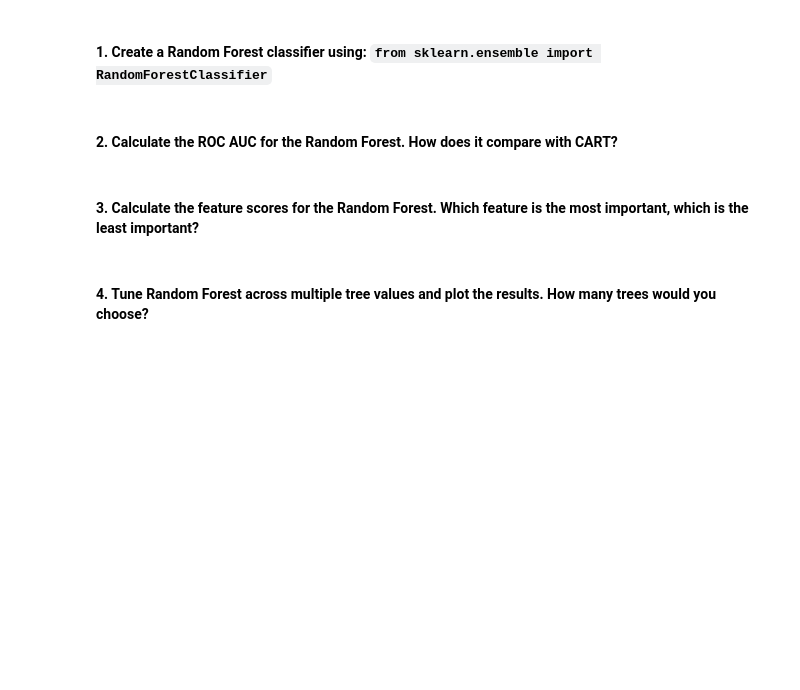
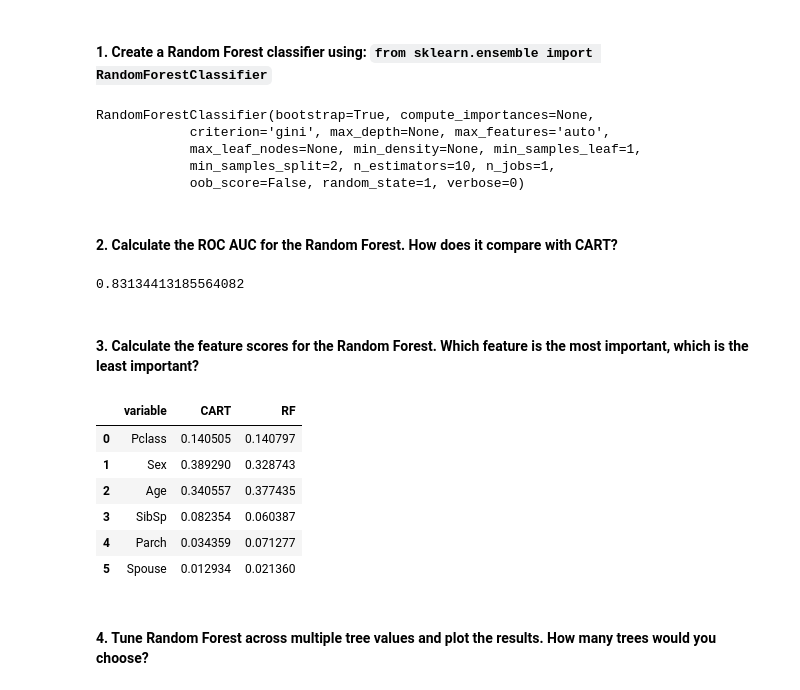
Before and after one commit to araveret/DAT6, a Jupyter notebook: notebooks/08_ensemble_techniques.ipynb, the cells around one changed output. Cells and saved outputs as stored; diff of their text form; code cells hidden in the pictures; blank space fills up the shorter version.

```diff
--- a/notebooks/08_ensemble_techniques.ipynb
+++ b/notebooks/08_ensemble_techniques.ipynb
@@ -183,10 +186,41 @@ metrics.roc_auc_score(test['Survived'], probs)
 0.73259448707019037
 # %% [markdown]
 #### 1. Create a Random Forest classifier using: `from sklearn.ensemble import RandomForestClassifier`
+# %%
+from sklearn.ensemble import RandomForestClassifier
+rf = RandomForestClassifier(random_state=1)
+rf.fit(train.drop('Survived', axis=1), train['Survived'])
+# %% [output]
+RandomForestClassifier(bootstrap=True, compute_importances=None,
+            criterion='gini', max_depth=None, max_features='auto',
+            max_leaf_nodes=None, min_density=None, min_samples_leaf=1,
+            min_samples_split=2, n_estimators=10, n_jobs=1,
+            oob_score=False, random_state=1, verbose=0)
 # %% [markdown]
 #### 2. Calculate the ROC AUC for the Random Forest. How does it compare with CART?
+# %%
+probs = rf.predict_proba(test.drop('Survived', axis=1))[:,1]
+metrics.roc_auc_score(test['Survived'], probs)
+# %% [output]
+0.83134413185564082
 # %% [markdown]
 #### 3. Calculate the feature scores for the Random Forest. Which feature is the most important, which is the least important?
+# %%
+# Calculate the feature importance
+features = d.columns.tolist()[1:]
+imp = pd.DataFrame(zip(features, ctree.feature_importances_))
+
+imp.rename(columns={0: 'variable', 1:'CART'}, inplace=True)
+imp['RF'] = rf.feature_importances_
+imp
+# %% [output]
+|  | variable | CART | RF |
+| 0 | Pclass | 0.140505 | 0.140797 |
+| 1 | Sex | 0.389290 | 0.328743 |
+| 2 | Age | 0.340557 | 0.377435 |
+| 3 | SibSp | 0.082354 | 0.060387 |
+| 4 | Parch | 0.034359 | 0.071277 |
+| 5 | Spouse | 0.012934 | 0.021360 |
 # %% [markdown]
 #### 4. Tune Random Forest across multiple tree values and plot the results. How many trees would you choose?
 # %% [markdown]
```
Also changed, not shown: parts of 4 cells of this notebook, 5 other files.
